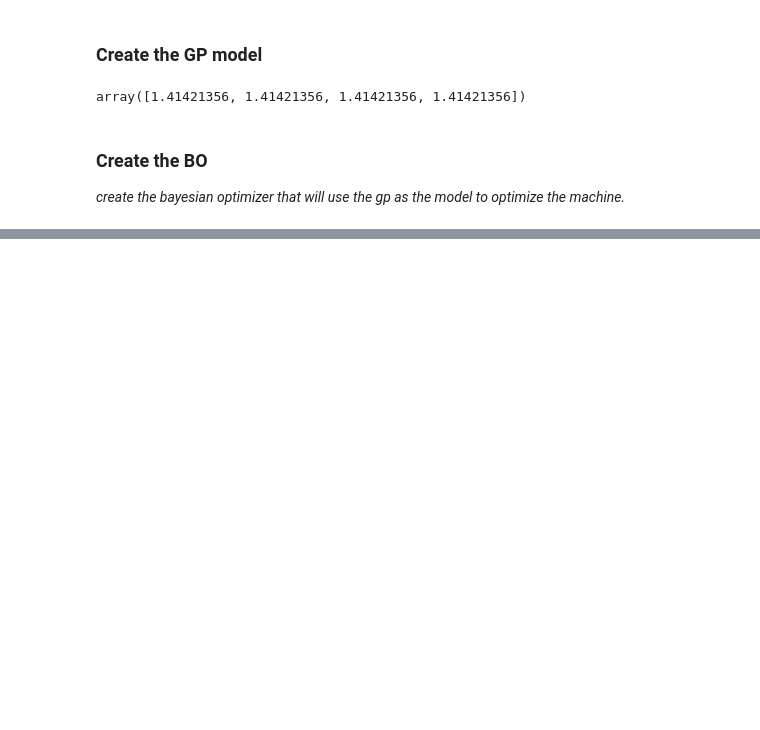
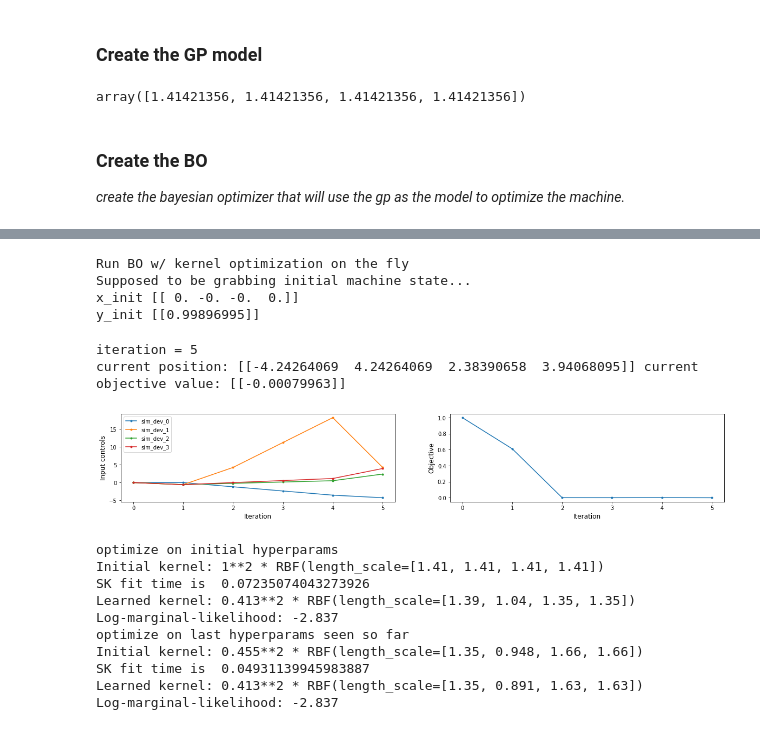
Before and after one commit to adkoo/Bayesian-optimization-using-Gaussian-Process, a Jupyter notebook: Plug_and_play-basic example.ipynb, the cells around one changed output, grey strips where cells are left out. Saved outputs shown, nothing was run; the diff lists cells and outputs as text; code cells hidden in the pictures; blank space fills up the shorter version.

Commit message:
optimization on the fly

```diff
--- a/Plug_and_play-basic example.ipynb
+++ b/Plug_and_play-basic example.ipynb
@@ -120,0 +130,55 @@ if saveResultsQ == True:
+# %%
+mi = mi_module.machine_interface(dev_ids = dev_ids, start_point = start_point)
+gp = OGP(ndim, hyperparams)
+# %%
+optimize_kernel_on_the_fly = 2 # or None
+opt = BayesOpt(gp, mi, acq_func="UCB", start_dev_vals = mi.x, dev_ids = dev_ids, optimize_kernel_on_the_fly = optimize_kernel_on_the_fly)
+# %% [output]
+Run BO w/ kernel optimization on the fly
+Supposed to be grabbing initial machine state...
+x_init [[ 0. -0. -0.  0.]]
+y_init [[0.99896995]]
+# %%
+Obj_state_s=[]
+# %%
+Niter = 6
+for i in range(Niter):
+    clear_output(wait=True)
+    print ('iteration =', i)
+    print ('current position:', mi.x, 'current objective value:', mi.getState()[1])
+
+    Obj_state_s.append(mi.getState()[1][0])
+
+    f = plt.figure(figsize=(20,3))
+    ax = f.add_subplot(121)
+    ax2 = f.add_subplot(122)
+    ax.set_ylabel('Input controls',fontsize=12)
+    ax.set_xlabel('Iteration',fontsize=12)
+    for x, label in zip(opt.X_obs.T, opt.dev_ids):
+        ax.plot(x,'.-',label = label)
+    ax.legend()
+    ax2.set_ylabel('Objective',fontsize=12)
+    ax2.set_xlabel('Iteration',fontsize=12)
+    ax2.plot(Obj_state_s,'.-')
+    plt.show();
+
+    if optimize_kernel_on_the_fly is not None:
+        if i > optimize_kernel_on_the_fly:
+            opt.optimize_kernel_hyperparameters(noiseQ = False)
+
+    opt.OptIter()
+    time.sleep(acquisition_delay)
+# %% [output]
+iteration = 5
+current position: [[-4.24264069  4.24264069  2.38390658  3.94068095]] current objective value: [[-0.00079963]]
+[figure, added]
+optimize on initial hyperparams
+Initial kernel: 1**2 * RBF(length_scale=[1.41, 1.41, 1.41, 1.41])
+SK fit time is  0.07235074043273926
+Learned kernel: 0.413**2 * RBF(length_scale=[1.39, 1.04, 1.35, 1.35])
+Log-marginal-likelihood: -2.837
+optimize on last hyperparams seen so far
+Initial kernel: 0.455**2 * RBF(length_scale=[1.35, 0.948, 1.66, 1.66])
+SK fit time is  0.04931139945983887
+Learned kernel: 0.413**2 * RBF(length_scale=[1.35, 0.891, 1.63, 1.63])
+Log-marginal-likelihood: -2.837
```
Also changed, not shown: parts of 12 cells of this notebook, 17 other files.
